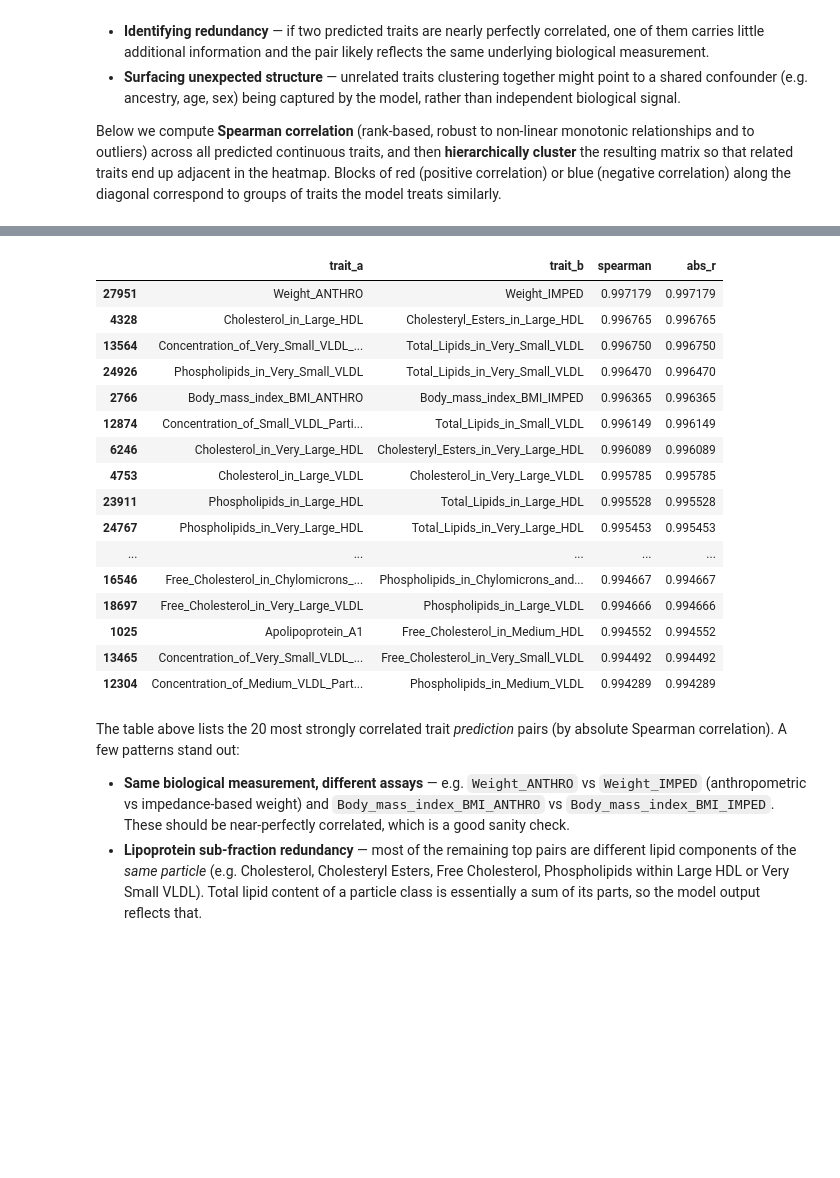
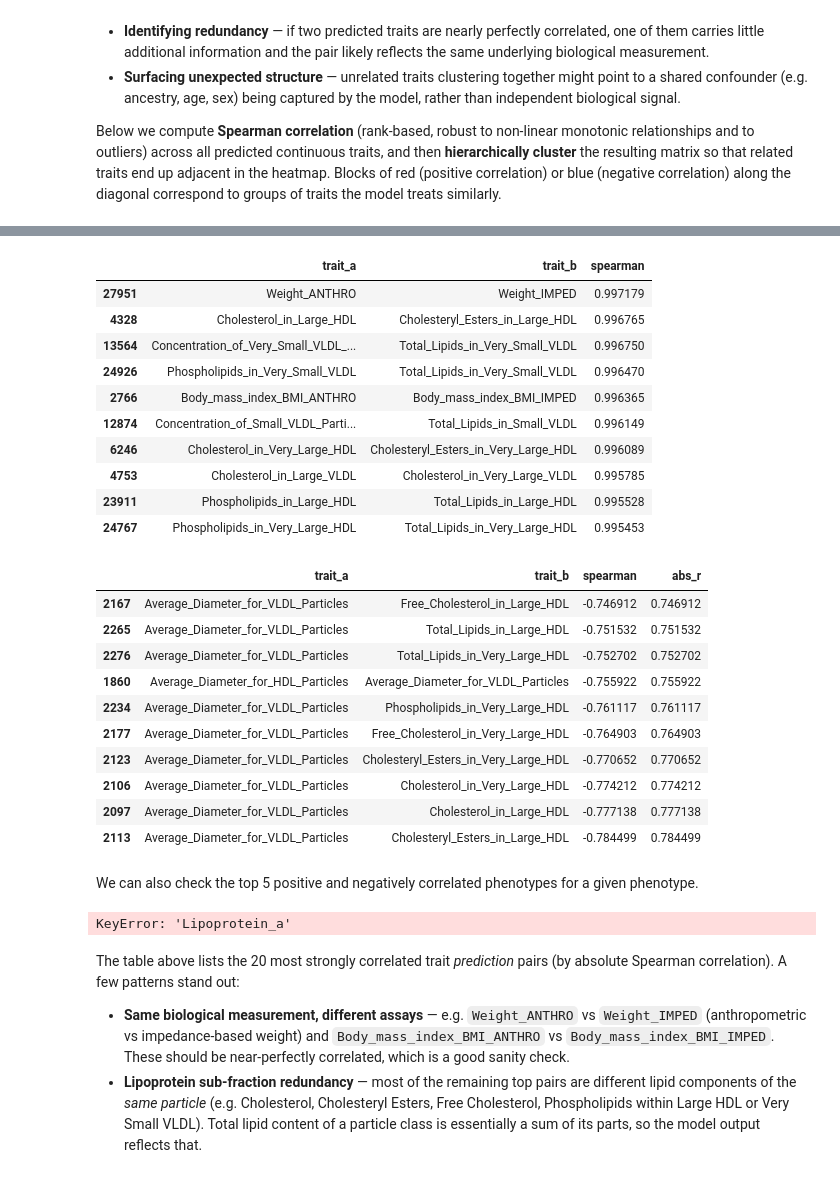
Before and after one commit to RasmussenLab/integrative_post_gwas_methods_course, a Jupyter notebook: notebooks/eir-fm-combined.ipynb, the cells around one changed output, grey strips where cells are left out. Cells and saved outputs as stored; diff of their text form; code cells hidden in the pictures; blank space fills up the shorter version.

```diff
--- a/notebooks/eir-fm-combined.ipynb
+++ b/notebooks/eir-fm-combined.ipynb
@@ -547,28 +559,46 @@ Continuous traits in correlation: 237
 # %%
 mask = np.triu(np.ones(corr.shape, dtype=bool), k=1)
 pairs = (corr.where(mask).stack()
             .rename("spearman").reset_index()
             .rename(columns={"level_0": "trait_a", "level_1": "trait_b"}))
-pairs["abs_r"] = pairs["spearman"].abs()
-pairs.sort_values("abs_r", ascending=False).head(20)
+pairs.sort_values("spearman", ascending=False).head(10)
 # %% [output]
-|  | trait_a | trait_b | spearman | abs_r |
-| 27951 | Weight_ANTHRO | Weight_IMPED | 0.997179 | 0.997179 |
-| 4328 | Cholesterol_in_Large_HDL | Cholesteryl_Esters_in_Large_HDL | 0.996765 | 0.996765 |
-| 13564 | Concentration_of_Very_Small_VLDL_... | Total_Lipids_in_Very_Small_VLDL | 0.996750 | 0.996750 |
-| 24926 | Phospholipids_in_Very_Small_VLDL | Total_Lipids_in_Very_Small_VLDL | 0.996470 | 0.996470 |
-| 2766 | Body_mass_index_BMI_ANTHRO | Body_mass_index_BMI_IMPED | 0.996365 | 0.996365 |
-| 12874 | Concentration_of_Small_VLDL_Parti... | Total_Lipids_in_Small_VLDL | 0.996149 | 0.996149 |
-| 6246 | Cholesterol_in_Very_Large_HDL | Cholesteryl_Esters_in_Very_Large_HDL | 0.996089 | 0.996089 |
-| 4753 | Cholesterol_in_Large_VLDL | Cholesterol_in_Very_Large_VLDL | 0.995785 | 0.995785 |
-| 23911 | Phospholipids_in_Large_HDL | Total_Lipids_in_Large_HDL | 0.995528 | 0.995528 |
-| 24767 | Phospholipids_in_Very_Large_HDL | Total_Lipids_in_Very_Large_HDL | 0.995453 | 0.995453 |
-| ... | ... | ... | ... | ... |
-| 16546 | Free_Cholesterol_in_Chylomicrons_... | Phospholipids_in_Chylomicrons_and... | 0.994667 | 0.994667 |
-| 18697 | Free_Cholesterol_in_Very_Large_VLDL | Phospholipids_in_Large_VLDL | 0.994666 | 0.994666 |
-| 1025 | Apolipoprotein_A1 | Free_Cholesterol_in_Medium_HDL | 0.994552 | 0.994552 |
-| 13465 | Concentration_of_Very_Small_VLDL_... | Free_Cholesterol_in_Very_Small_VLDL | 0.994492 | 0.994492 |
-| 12304 | Concentration_of_Medium_VLDL_Part... | Phospholipids_in_Medium_VLDL | 0.994289 | 0.994289 |
+|  | trait_a | trait_b | spearman |
+| 27951 | Weight_ANTHRO | Weight_IMPED | 0.997179 |
+| 4328 | Cholesterol_in_Large_HDL | Cholesteryl_Esters_in_Large_HDL | 0.996765 |
+| 13564 | Concentration_of_Very_Small_VLDL_... | Total_Lipids_in_Very_Small_VLDL | 0.996750 |
+| 24926 | Phospholipids_in_Very_Small_VLDL | Total_Lipids_in_Very_Small_VLDL | 0.996470 |
+| 2766 | Body_mass_index_BMI_ANTHRO | Body_mass_index_BMI_IMPED | 0.996365 |
+| 12874 | Concentration_of_Small_VLDL_Parti... | Total_Lipids_in_Small_VLDL | 0.996149 |
+| 6246 | Cholesterol_in_Very_Large_HDL | Cholesteryl_Esters_in_Very_Large_HDL | 0.996089 |
+| 4753 | Cholesterol_in_Large_VLDL | Cholesterol_in_Very_Large_VLDL | 0.995785 |
+| 23911 | Phospholipids_in_Large_HDL | Total_Lipids_in_Large_HDL | 0.995528 |
+| 24767 | Phospholipids_in_Very_Large_HDL | Total_Lipids_in_Very_Large_HDL | 0.995453 |
+# %%
+mask = np.triu(np.ones(corr.shape, dtype=bool), k=1)
+pairs = (corr.where(mask).stack()
+            .rename("spearman").reset_index()
+            .rename(columns={"level_0": "trait_a", "level_1": "trait_b"}))
+pairs.sort_values("spearman", ascending=False).tail(10)
+# %% [output]
+|  | trait_a | trait_b | spearman | abs_r |
+| 2167 | Average_Diameter_for_VLDL_Particles | Free_Cholesterol_in_Large_HDL | -0.746912 | 0.746912 |
+| 2265 | Average_Diameter_for_VLDL_Particles | Total_Lipids_in_Large_HDL | -0.751532 | 0.751532 |
+| 2276 | Average_Diameter_for_VLDL_Particles | Total_Lipids_in_Very_Large_HDL | -0.752702 | 0.752702 |
+| 1860 | Average_Diameter_for_HDL_Particles | Average_Diameter_for_VLDL_Particles | -0.755922 | 0.755922 |
+| 2234 | Average_Diameter_for_VLDL_Particles | Phospholipids_in_Very_Large_HDL | -0.761117 | 0.761117 |
+| 2177 | Average_Diameter_for_VLDL_Particles | Free_Cholesterol_in_Very_Large_HDL | -0.764903 | 0.764903 |
+| 2123 | Average_Diameter_for_VLDL_Particles | Cholesteryl_Esters_in_Very_Large_HDL | -0.770652 | 0.770652 |
+| 2106 | Average_Diameter_for_VLDL_Particles | Cholesterol_in_Very_Large_HDL | -0.774212 | 0.774212 |
+| 2097 | Average_Diameter_for_VLDL_Particles | Cholesterol_in_Large_HDL | -0.777138 | 0.777138 |
+| 2113 | Average_Diameter_for_VLDL_Particles | Cholesteryl_Esters_in_Large_HDL | -0.784499 | 0.784499 |
+# %% [markdown]
+We can also check the top 5 positive and negatively correlated phenotypes for a given phenotype.
+# %%
+target = "Lipoprotein_a"
+pd.DataFrame(pd.concat([corr[target].sort_values(ascending=False).head(5), corr[target].sort_values(ascending=False).tail(5)]))
+# %% [output]
+KeyError: 'Lipoprotein_a'
 # %% [markdown]
 The table above lists the 20 most strongly correlated trait *prediction* pairs (by absolute Spearman correlation). A few patterns stand out:
 
```
Also changed, not shown: parts of 4 cells of this notebook.
